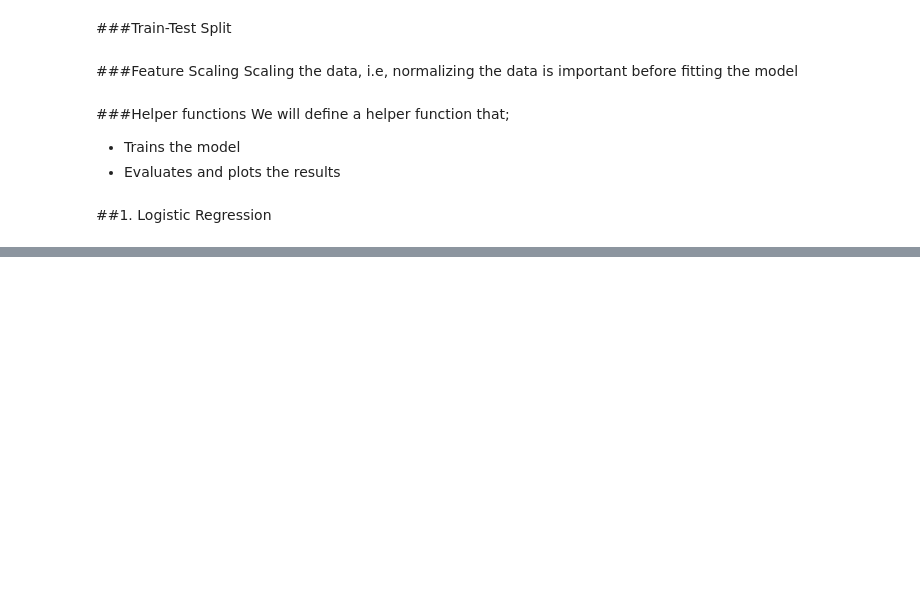
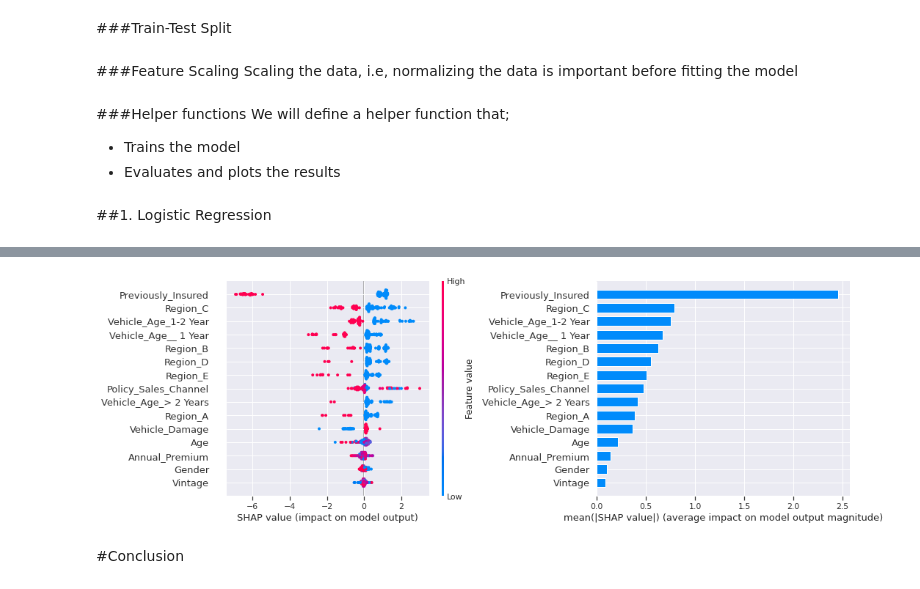
Before and after one commit to shadabsgit/ML-Classification-Capstone-Project, a Jupyter notebook: HEALTH_INSURANCE_CROSS_SELL_PREDICTION.ipynb, the cells around one changed output, grey strips where cells are left out. Saved outputs shown, nothing was run; the diff lists cells and outputs as text; code cells hidden in the pictures; blank space fills up the shorter version.

Commit message:
Conclusion

```diff
--- a/HEALTH_INSURANCE_CROSS_SELL_PREDICTION.ipynb
+++ b/HEALTH_INSURANCE_CROSS_SELL_PREDICTION.ipynb
@@ -915,0 +959,3 @@ HalvingRandomSearchCV(estimator=<catboost.core.CatBoostClassifier object at 0x..
+# %%
+#Using a random sample of the dataframe for better time computation
+X_sampled = X_test_df.sample(100, random_state=10)
@@ -915,0 +967,6 @@ HalvingRandomSearchCV(estimator=<catboost.core.CatBoostClassifier object at 0x..
+# %%
+#Instantiating model with best found parameters
+model = XGBClassifier(criterion='entropy', max_depth=15, n_estimators=125)
+
+#Training the model to get results on
+model.fit(X_train, y_train)
@@ -915,0 +975,11 @@ HalvingRandomSearchCV(estimator=<catboost.core.CatBoostClassifier object at 0x..
+# %%
+'''This piece of code is for resolving the error encountered on the next code cell'''
+import re
+
+regex = re.compile(r"\[|\]|<", re.IGNORECASE)
+
+X_sampled.columns = [regex.sub("_", col) if any(x in str(col) for x in set(('[', ']', '<'))) else col for col in X_sampled.columns.values]
+# %%
+# explain the model's predictions using SHAP values
+explainer = shap.TreeExplainer(model)
+shap_values = explainer.shap_values(X_sampled)
@@ -915,0 +995,15 @@ HalvingRandomSearchCV(estimator=<catboost.core.CatBoostClassifier object at 0x..
+# %%
+plt.figure(figsize=(15,5))
+
+#Summarize the effects of all the features
+plt.subplot(1,2,1)
+shap.summary_plot(shap_values, X_sampled, show=False, plot_size=None)
+#Getting the summary bar plot
+plt.subplot(1,2,2)
+shap.summary_plot(shap_values, X_sampled, plot_type="bar", show=False, plot_size=None)
+plt.tight_layout()
+plt.show()
+# %% [output]
+[figure, added]
+# %% [markdown]
+#Conclusion
```
Also changed, not shown: parts of 41 cells of this notebook.
